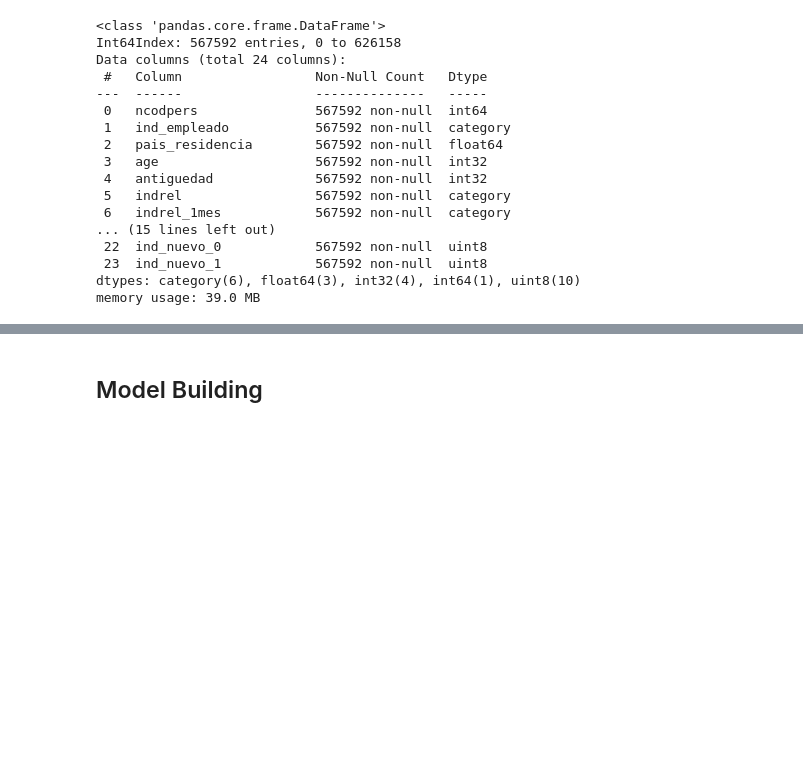
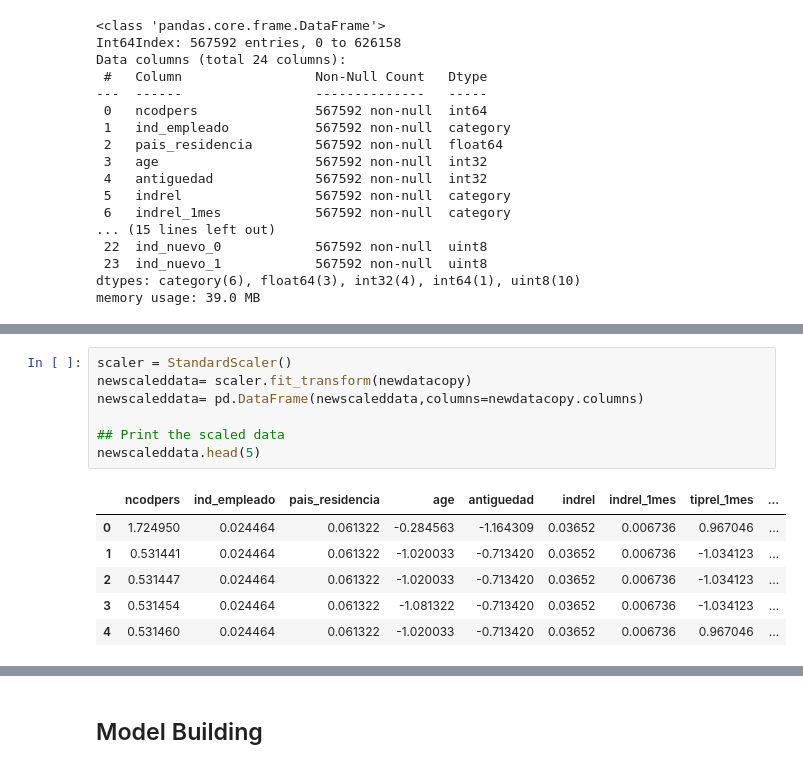
Before and after one commit to shelovescode000/CustomerSegmentationProject, a Jupyter notebook: Customer Segmentation.ipynb, the cells around one changed output, grey strips where cells are left out. Saved outputs shown, nothing was run; the diff lists cells and outputs as text; blank space fills up the shorter version.

```diff
--- a/Customer Segmentation.ipynb
+++ b/Customer Segmentation.ipynb
@@ -579,0 +687,14 @@ newdata
+# %%
+scaler = StandardScaler()
+newscaleddata= scaler.fit_transform(newdatacopy)
+newscaleddata= pd.DataFrame(newscaleddata,columns=newdatacopy.columns)
+
+## Print the scaled data
+newscaleddata.head(5)
+# %% [output]
+|  | ncodpers | ind_empleado | pais_residencia | age | antiguedad | indrel | indrel_1mes | tiprel_1mes | ... |
+| 0 | 1.724950 | 0.024464 | 0.061322 | -0.284563 | -1.164309 | 0.03652 | 0.006736 | 0.967046 | ... |
+| 1 | 0.531441 | 0.024464 | 0.061322 | -1.020033 | -0.713420 | 0.03652 | 0.006736 | -1.034123 | ... |
+| 2 | 0.531447 | 0.024464 | 0.061322 | -1.020033 | -0.713420 | 0.03652 | 0.006736 | -1.034123 | ... |
+| 3 | 0.531454 | 0.024464 | 0.061322 | -1.081322 | -0.713420 | 0.03652 | 0.006736 | -1.034123 | ... |
+| 4 | 0.531460 | 0.024464 | 0.061322 | -1.020033 | -0.713420 | 0.03652 | 0.006736 | 0.967046 | ... |
```
Also changed, not shown: parts of 39 cells of this notebook, 3 other files.
